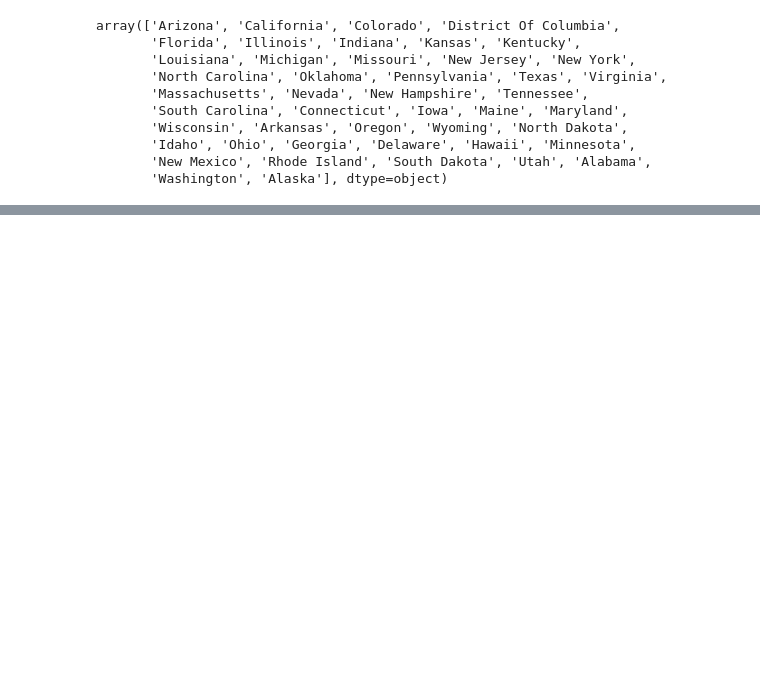
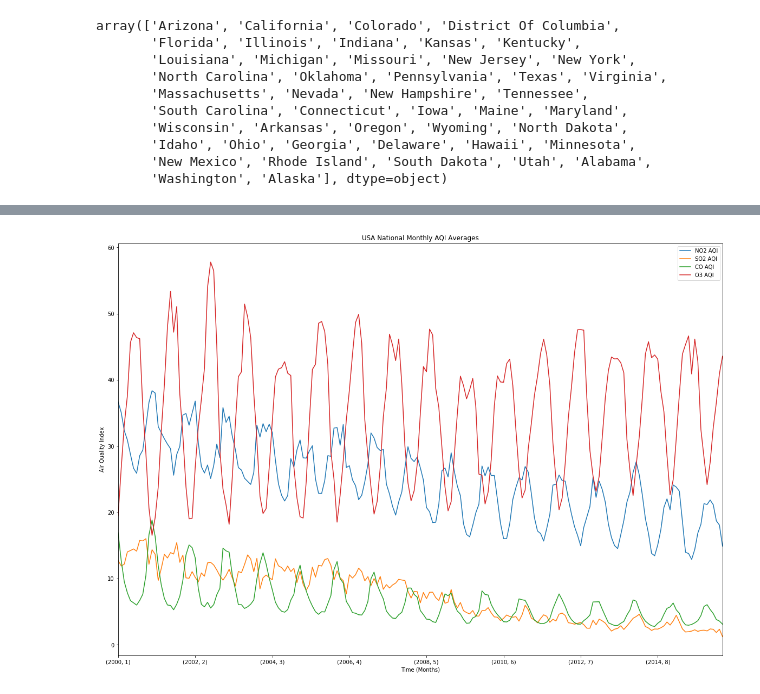
Before and after one commit to sachsjohn/Project_1_Pollution, a Jupyter notebook: Pollution Data.ipynb, the cells around one changed output, grey strips where cells are left out. Saved outputs shown, nothing was run; the diff lists cells and outputs as text; code cells hidden in the pictures; blank space fills up the shorter version.

```diff
--- a/Pollution Data.ipynb
+++ b/Pollution Data.ipynb
@@ -194,0 +126,9 @@ us = df[["NO2 AQI","SO2 AQI","CO AQI","O3 AQI","Date Local","year","month"
+# %%
+usmean = us.groupby(['year','month']).mean()
+usmeanplot = usmean.plot(figsize = (20,14))
+plt.title('USA National Monthly AQI Averages')
+plt.xlabel('Time (Months)')
+plt.ylabel('Air Quality Index')
+plt.savefig('Resources/usmean.png')
+# %% [output]
+[figure, added]
```
Also changed, not shown: parts of 17 cells of this notebook, 3 other files.
